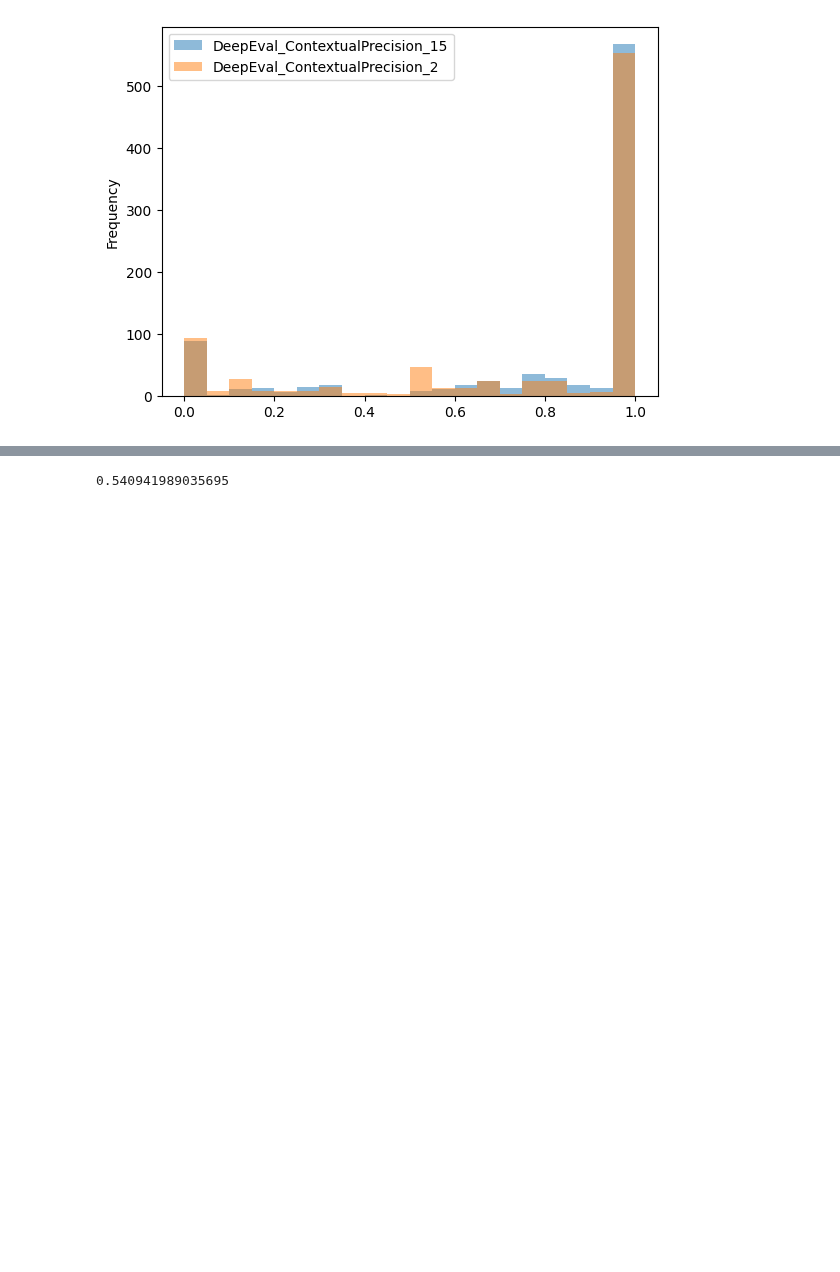
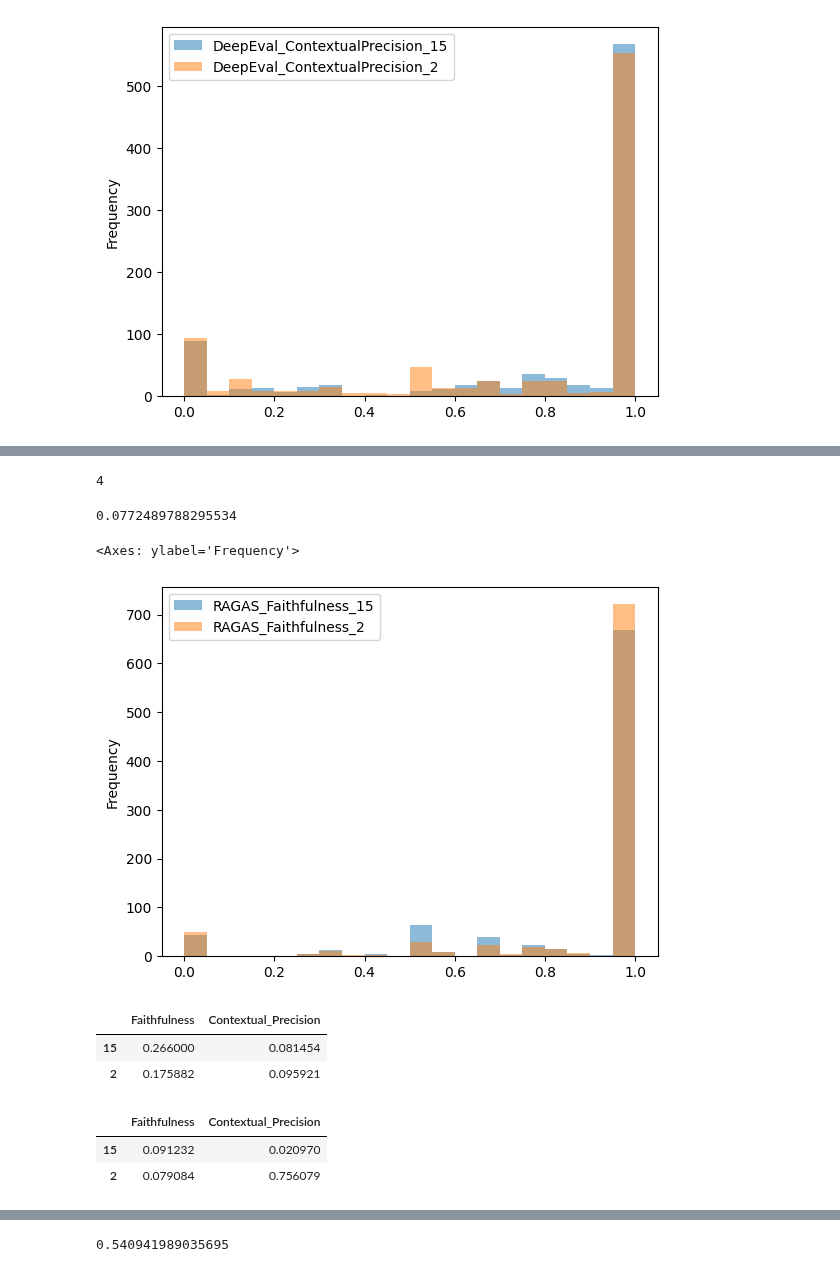
Before and after one commit to sr231/RAG-Evaluations, a Jupyter notebook: Results_Comparison.ipynb, the cells around one changed output, grey strips where cells are left out. Cells and saved outputs as stored; diff of their text form; code cells hidden in the pictures; blank space fills up the shorter version.

Commit message:
updated results for RAGAS Faithfulness metric with Gemini 2 Exp

```diff
--- a/Results_Comparison.ipynb
+++ b/Results_Comparison.ipynb
@@ -154,0 +116,5 @@ abs(ares - dpf_avg)
+# %%
+# RAGAS metrics results analysis
+ragas_15_contextprecision = pd.read_csv("results/results_ragas_gemini_15_rag_mini_wiki_complete_chat_903_context_precision.csv", index_col=None)
+ragas_15_faithfulness = pd.read_csv("results/results_ragas_gemini_15_rag_mini_wiki_complete_chat_faithfulness_903.csv", index_col=None)
+ragas_2_faithfulness = pd.read_csv("results/results_ragas_gemini_2_rag_mini_wiki_complete_chat_faithfulness_903.csv", index_col=None)
@@ -154,0 +137,3 @@ abs(ares - dpf_avg)
+# %%
+ragasllm_results = pd.concat([ragas_15_faithfulness['faithfulness'], ragas_2_faithfulness['faithfulness'], ragas_15_contextprecision['context_precision']], axis=1, ignore_index=False)
+ragasllm_results.columns = ['RAGAS_Faithfulness_15', 'RAGAS_Faithfulness_2', 'RAGAS_ContextualPrecision_15']
@@ -154,0 +156,39 @@ abs(ares - dpf_avg)
+# %%
+# Both of the Faithfulness metric results for RAGAS contain 4 rows of nan
+np.isnan(ragasllm_results['RAGAS_Faithfulness_2']).sum()
+# %% [output]
+4
+# %%
+# RAGAS Faithfulness metric analysis
+# lets see how far apart the average result was
+# 728/899 rows were within 0.1 score of each other (81%)
+# 757/899 rows were within 0.2 score of each other (84.2%)
+# 788/899 rows were within 0.3 score of each other, (87.7%)
+# so 111/899 were > 0.3 score of each other (12.3%)
+# average difference between results was 0.0772... so results did vary example by example a decent amount
+np.mean(abs(ragasllm_results['RAGAS_Faithfulness_15'] - ragasllm_results['RAGAS_Faithfulness_2']))
+#ragasllm_results[abs(ragasllm_results['RAGAS_Faithfulness_15'] - ragasllm_results['RAGAS_Faithfulness_2']) > 0.3].count()
+# %% [output]
+0.0772489788295534
+# %%
+# Faithfulness scores were overwhelmingly 1;
+# otherwise there was a decent overlap across the llms but definitely some distinctions with scores around 0.5-0.7
+ragasllm_results.plot.hist(column=['RAGAS_Faithfulness_15', 'RAGAS_Faithfulness_2'], bins=20, alpha=0.5)
+# %% [output]
+<Axes: ylabel='Frequency'>
+[figure, added]
+# %%
+# compare across libraries
+# Difference between ARES and DeepEval
+abs(ares - dp_avg)
+# %% [output]
+|  | Faithfulness | Contextual_Precision |
+| 15 | 0.266000 | 0.081454 |
+| 2 | 0.175882 | 0.095921 |
+# %%
+# Difference between RAGAS and DeepEval # EDIT - Contextual Precision results are not all in yet
+abs(ragas_avg - dp_avg)
+# %% [output]
+|  | Faithfulness | Contextual_Precision |
+| 15 | 0.091232 | 0.020970 |
+| 2 | 0.079084 | 0.756079 |
```
Also changed, not shown: parts of 16 cells of this notebook, 1 other file.
